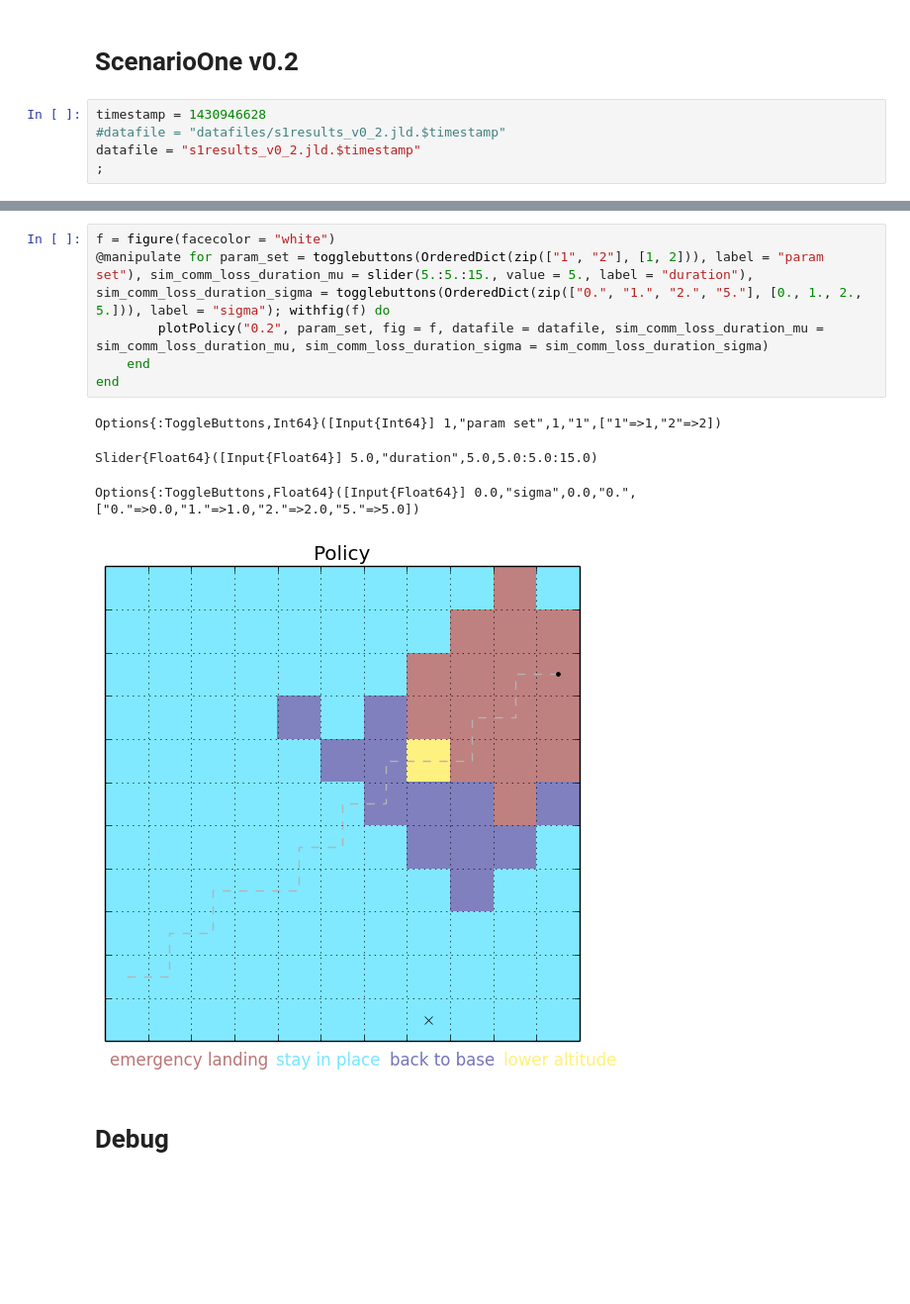
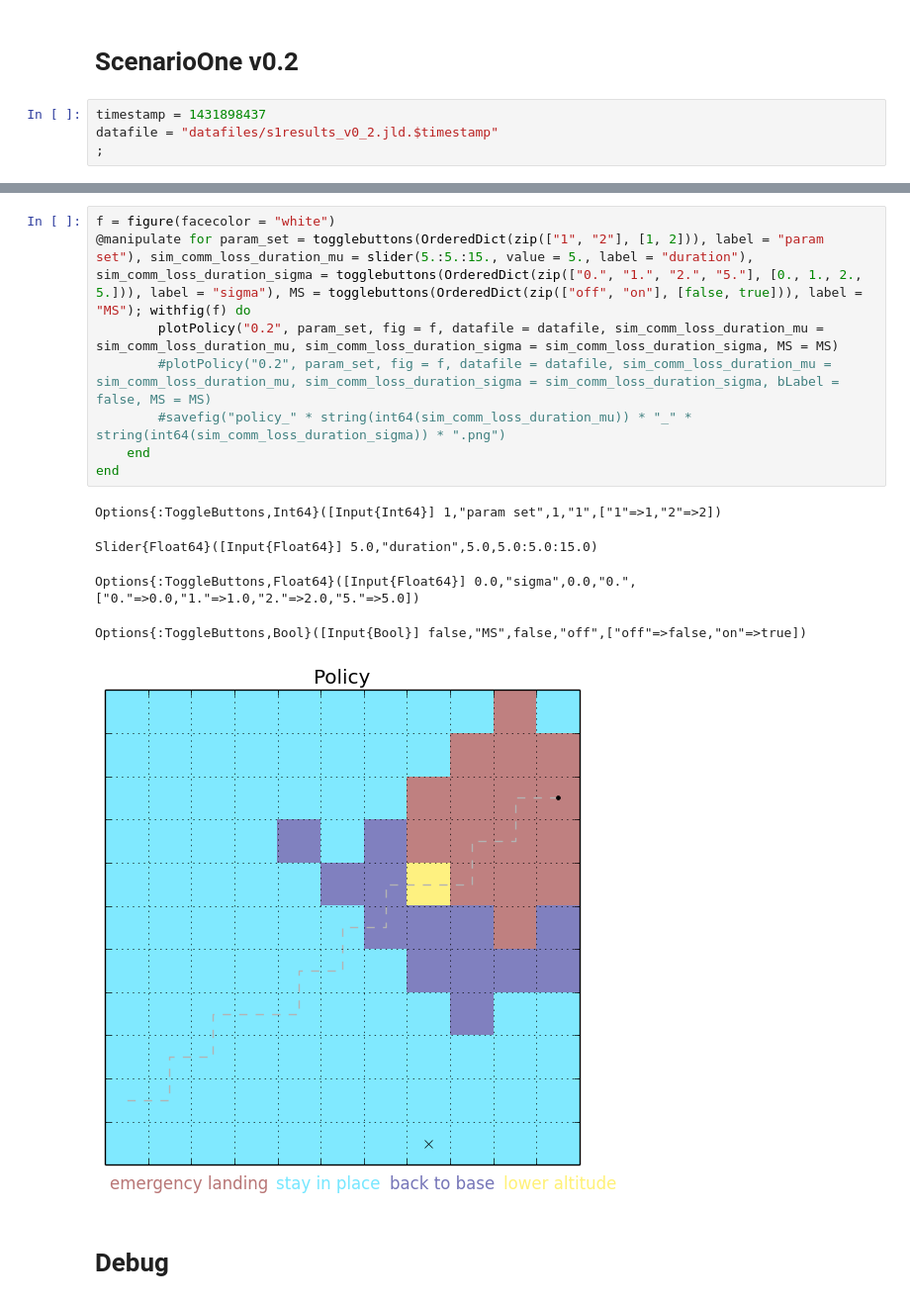
Before and after one commit to neosado/Firestorm, a Jupyter notebook: ScenarioOne.ipynb, the cells around one changed output, grey strips where cells are left out. Shown at 99% size. Saved outputs shown, nothing was run; the diff lists cells and outputs as text; blank space fills up the shorter version.

```diff
--- a/ScenarioOne.ipynb
+++ b/ScenarioOne.ipynb
@@ -45,7 +92,6 @@ Options{:ToggleButtons,Float64}([Input{Float64}] 0.01,"temp",0.01,"0.01",["0.01"
 # %% [markdown]
 # ScenarioOne v0.2
 # %%
-timestamp = 1430946628
-#datafile = "datafiles/s1results_v0_2.jld.$timestamp"
-datafile = "s1results_v0_2.jld.$timestamp"
+timestamp = 1431898437
+datafile = "datafiles/s1results_v0_2.jld.$timestamp"
 ;
@@ -64,14 +139,17 @@ Options{:ToggleButtons,Float64}([Input{Float64}] 0.0,"sigma",0.0,"0.",["0."=>0.0
 # %%
 f = figure(facecolor = "white")
-@manipulate for param_set = togglebuttons(OrderedDict(zip(["1", "2"], [1, 2])), label = "param set"), sim_comm_loss_duration_mu = slider(5.:5.:15., value = 5., label = "duration"), sim_comm_loss_duration_sigma = togglebuttons(OrderedDict(zip(["0.", "1.", "2.", "5."], [0., 1., 2., 5.])), label = "sigma"); withfig(f) do
-        plotPolicy("0.2", param_set, fig = f, datafile = datafile, sim_comm_loss_duration_mu = sim_comm_loss_duration_mu, sim_comm_loss_duration_sigma = sim_comm_loss_duration_sigma)
+@manipulate for param_set = togglebuttons(OrderedDict(zip(["1", "2"], [1, 2])), label = "param set"), sim_comm_loss_duration_mu = slider(5.:5.:15., value = 5., label = "duration"), sim_comm_loss_duration_sigma = togglebuttons(OrderedDict(zip(["0.", "1.", "2.", "5."], [0., 1., 2., 5.])), label = "sigma"), MS = togglebuttons(OrderedDict(zip(["off", "on"], [false, true])), label = "MS"); withfig(f) do
+        plotPolicy("0.2", param_set, fig = f, datafile = datafile, sim_comm_loss_duration_mu = sim_comm_loss_duration_mu, sim_comm_loss_duration_sigma = sim_comm_loss_duration_sigma, MS = MS)
+        #plotPolicy("0.2", param_set, fig = f, datafile = datafile, sim_comm_loss_duration_mu = sim_comm_loss_duration_mu, sim_comm_loss_duration_sigma = sim_comm_loss_duration_sigma, bLabel = false, MS = MS)
+        #savefig("policy_" * string(int64(sim_comm_loss_duration_mu)) * "_" * string(int64(sim_comm_loss_duration_sigma)) * ".png")
     end
 end
 # %% [output]
 Options{:ToggleButtons,Int64}([Input{Int64}] 1,"param set",1,"1",["1"=>1,"2"=>2])
 Slider{Float64}([Input{Float64}] 5.0,"duration",5.0,5.0:5.0:15.0)
 Options{:ToggleButtons,Float64}([Input{Float64}] 0.0,"sigma",0.0,"0.",["0."=>0.0,"1."=>1.0,"2."=>2.0,"5."=>5.0])
+Options{:ToggleButtons,Bool}([Input{Bool}] false,"MS",false,"off",["off"=>false,"on"=>true])
-[figure, old version]
+[figure, new version]
 # %% [markdown]
 # Debug
 # %%
```
Also changed, not shown: parts of 7 cells of this notebook, 1 other file.
